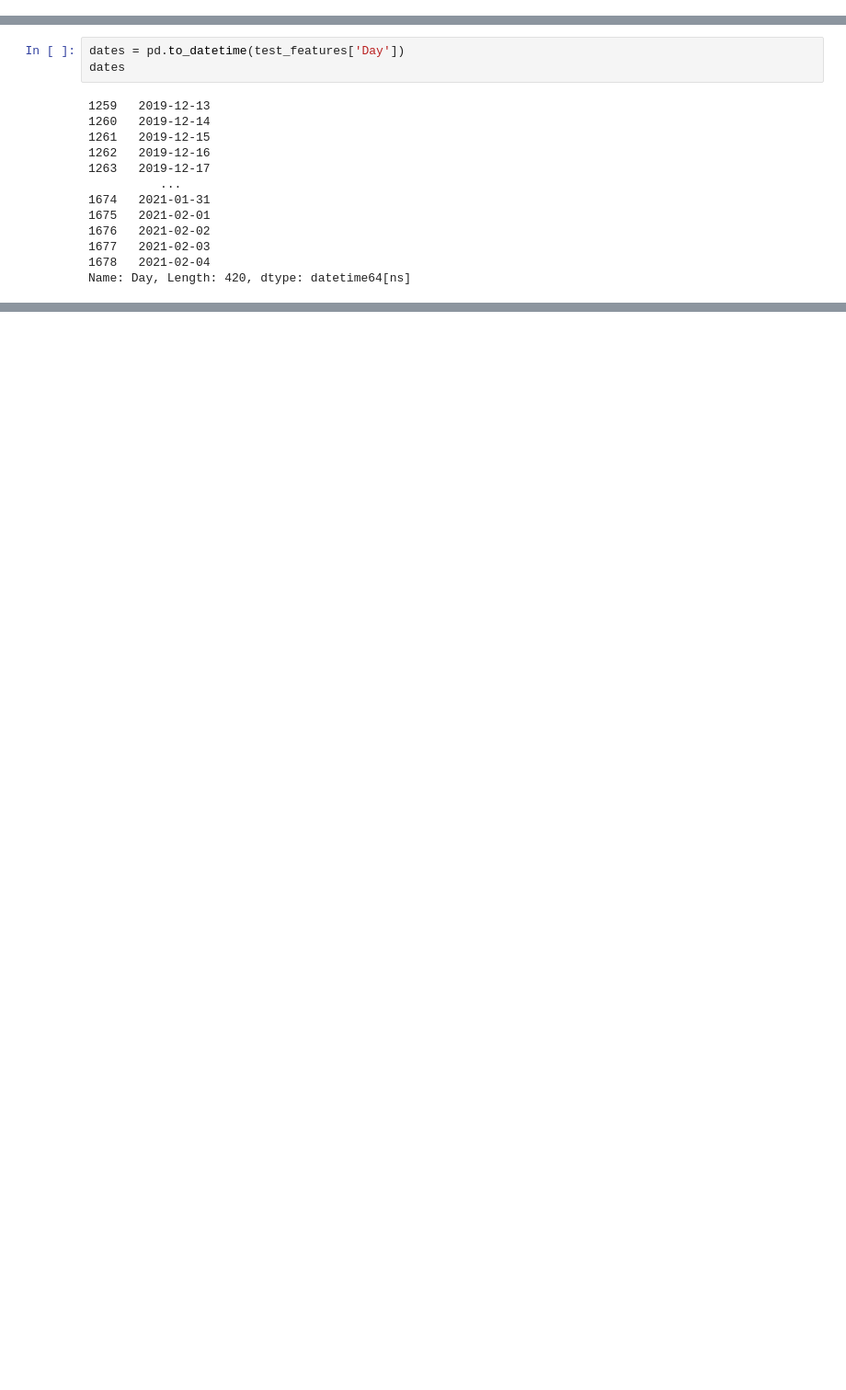
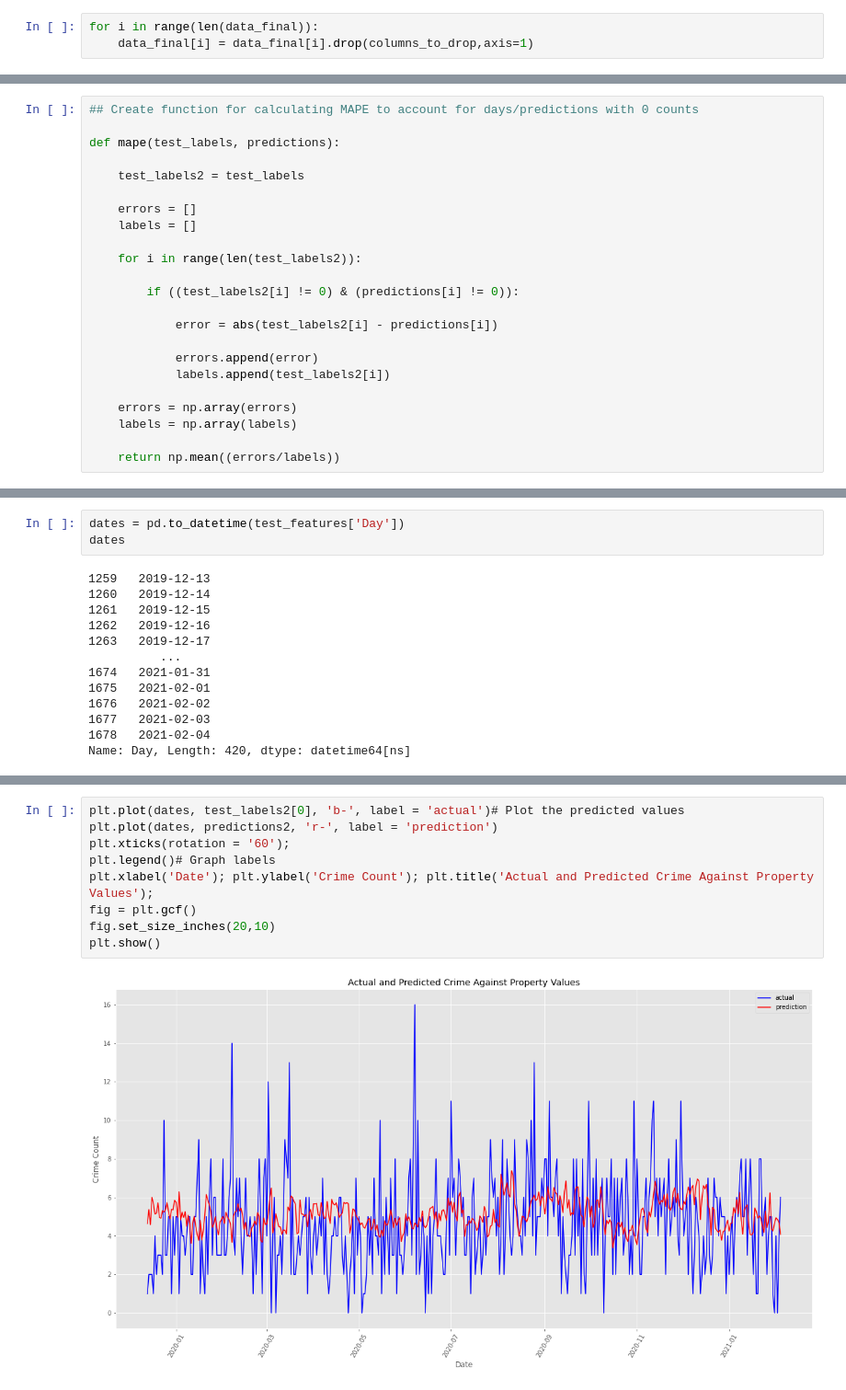
Before and after one commit to hudsonbat/Data-205, a Jupyter notebook: Regression_Trees_Location.ipynb, the cells around one changed output, grey strips where cells are left out. Shown at 92% size. Cells and saved outputs as stored; diff of their text form; blank space fills up the shorter version.

```diff
--- a/Regression_Trees_Location.ipynb
+++ b/Regression_Trees_Location.ipynb
@@ -628,0 +709,3 @@ for i in range(len(data_final)):
+# %%
+for i in range(len(data_final)):
+    data_final[i] = data_final[i].drop(columns_to_drop,axis=1)
@@ -628,0 +732,23 @@ for i in range(len(data_final)):
+# %%
+## Create function for calculating MAPE to account for days/predictions with 0 counts
+
+def mape(test_labels, predictions):
+
+    test_labels2 = test_labels
+
+    errors = []
+    labels = []
+
+    for i in range(len(test_labels2)):
+
+        if ((test_labels2[i] != 0) & (predictions[i] != 0)):
+
+            error = abs(test_labels2[i] - predictions[i])
+
+            errors.append(error)
+            labels.append(test_labels2[i])
+
+    errors = np.array(errors)
+    labels = np.array(labels)
+
+    return np.mean((errors/labels))
@@ -709,0 +1000,11 @@ plt.show()
+# %%
+plt.plot(dates, test_labels2[0], 'b-', label = 'actual')# Plot the predicted values
+plt.plot(dates, predictions2, 'r-', label = 'prediction')
+plt.xticks(rotation = '60');
+plt.legend()# Graph labels
+plt.xlabel('Date'); plt.ylabel('Crime Count'); plt.title('Actual and Predicted Crime Against Property Values');
+fig = plt.gcf()
+fig.set_size_inches(20,10)
+plt.show()
+# %% [output]
+[figure, added]
```
Also changed, not shown: parts of 48 cells of this notebook.
